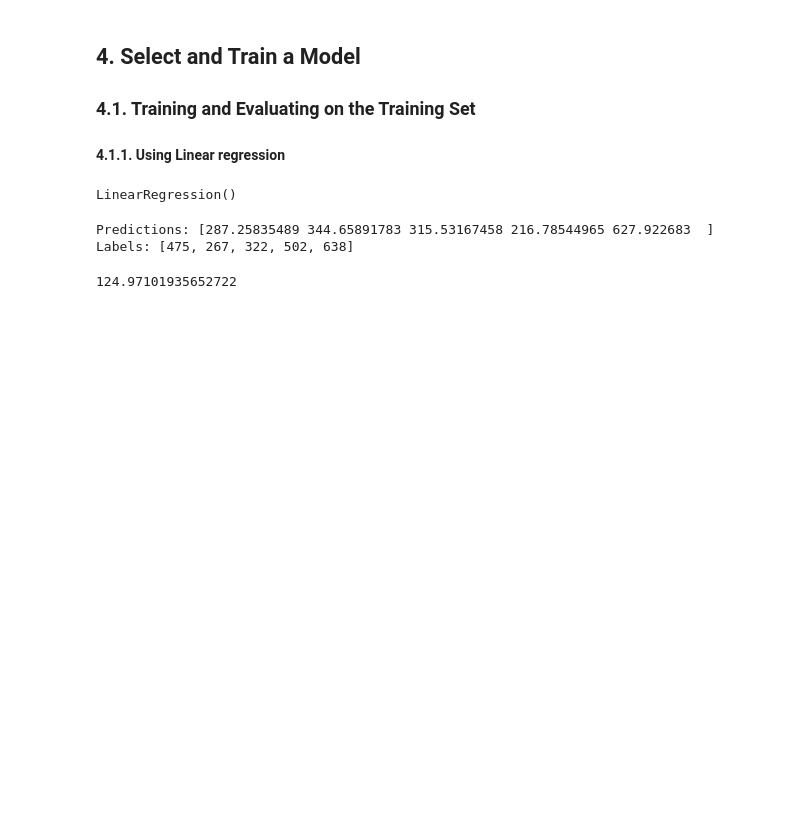
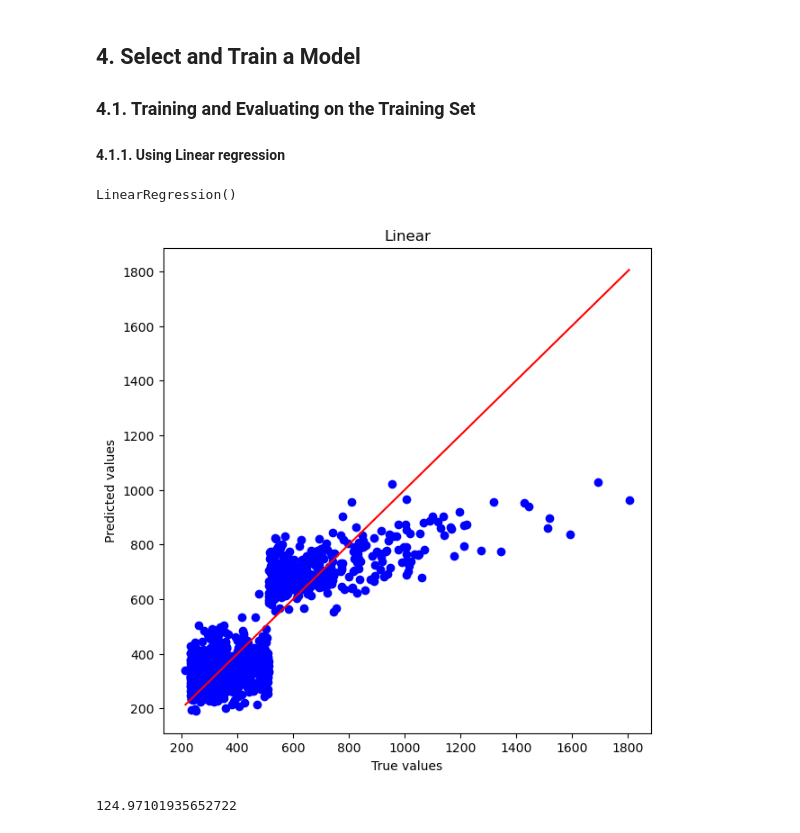
Before and after one commit to Khoa4chuwxA/Intro2DS-FinalProject, a Jupyter notebook: notebooks/4. Data Modeling.ipynb, the cells around one changed output. Cells and saved outputs as stored; diff of their text form; code cells hidden in the pictures; blank space fills up the shorter version.

```diff
--- a/notebooks/4. Data Modeling.ipynb
+++ b/notebooks/4. Data Modeling.ipynb
@@ -89,5 +86,7 @@ transformer = ColumnTransformer([("one_hot",
 transformed_X_train = transformer.fit_transform(X_train)
 transformed_X_test = transformer.transform(X_test)
 
+transformed_X_train = pd.DataFrame(transformed_X_train, columns=['Challenger', 'Grandmaster', 'Summoner Wins', 'Summoner Losses'])
+transformed_X_test = pd.DataFrame(transformed_X_test, columns=['Challenger', 'Grandmaster', 'Summoner Wins', 'Summoner Losses'])
 transformed_X_train
 # %% [output]
@@ -109,13 +118,15 @@ lin_reg = LinearRegression()
 lin_reg.fit(transformed_X_train, y_train)
 # %% [output]
 LinearRegression()
-# %%
-labels = y_test[:5]
-data_prepared = transformed_X_test[:5]
-
-print("Predictions:", lin_reg.predict(data_prepared))
-print("Labels:", list(labels))
-# %% [output]
-Predictions: [287.25835489 344.65891783 315.53167458 216.78544965 627.922683  ]
-Labels: [475, 267, 322, 502, 638]
+# %%
+predicted_values = lin_reg.predict(transformed_X_train)
+plt.figure(figsize=(7, 7))
+plt.scatter(y_train, predicted_values, color='blue')
+plt.plot([y_train.min(), y_train.max()], [y_train.min(), y_train.max()], color='red')
+plt.xlabel('True values')
+plt.ylabel('Predicted values')
+plt.title('Linear')
+plt.show()
+# %% [output]
+[figure, added]
 # %%
```
Also changed, not shown: parts of 13 cells of this notebook.
